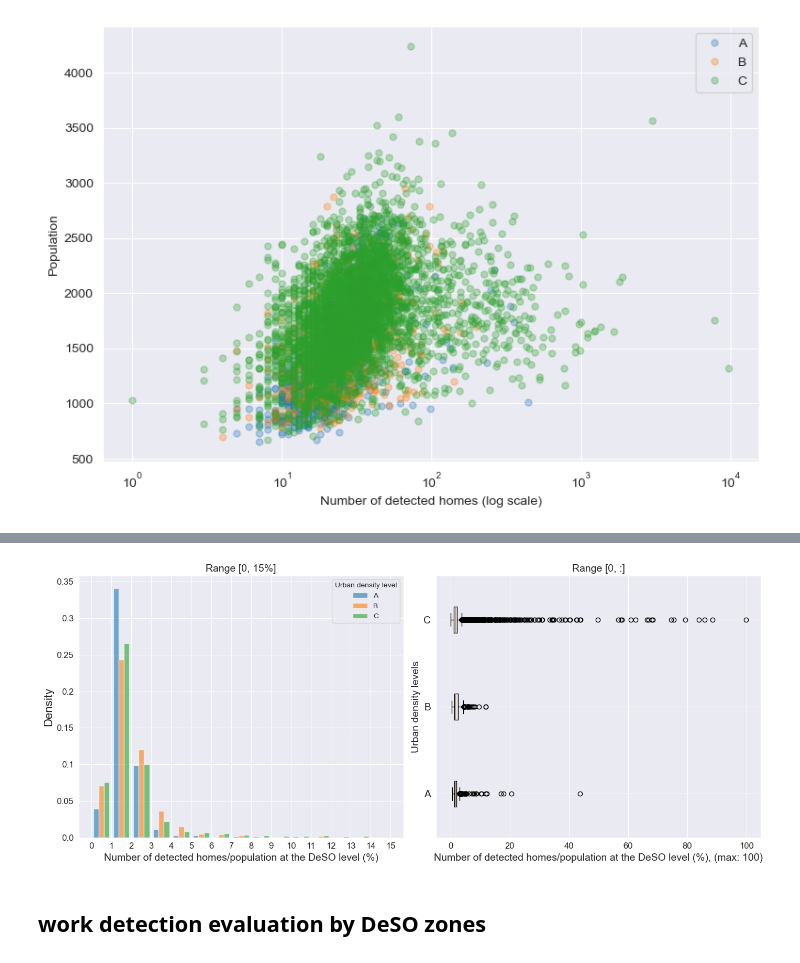
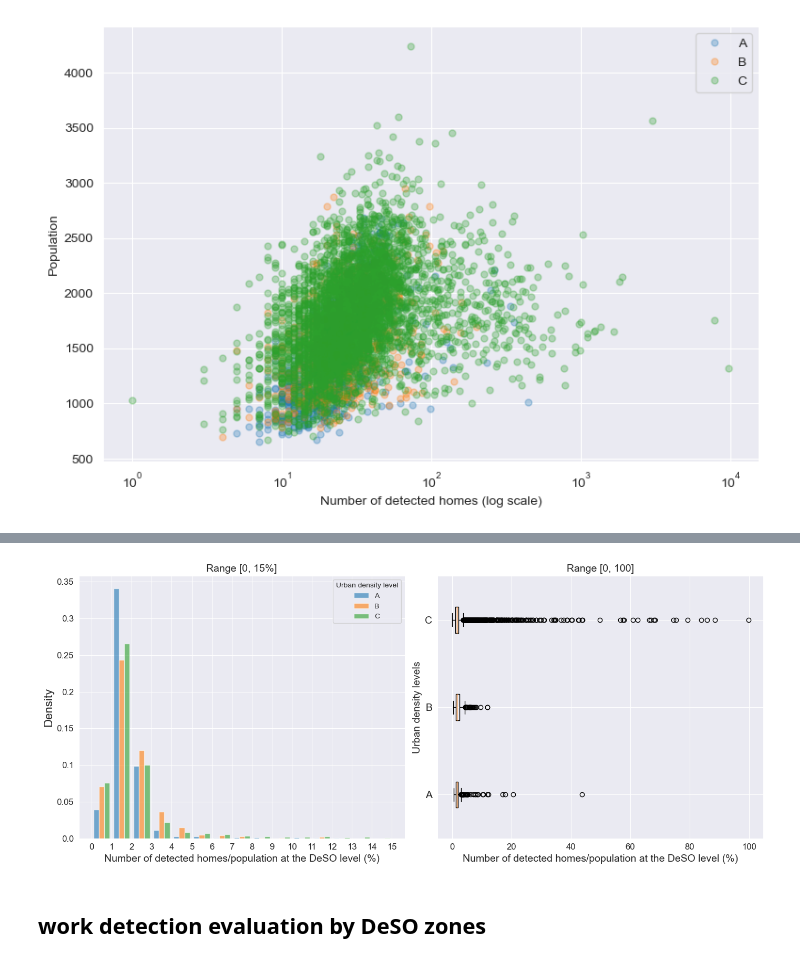
Before and after one commit to tozlucaglar/MAD4AG, a Jupyter notebook: src/3.3-Home-Work-School-evaluation.ipynb, the cells around one changed output, grey strips where cells are left out. Saved outputs shown, nothing was run; the diff lists cells and outputs as text; code cells hidden in the pictures.

```diff
--- a/src/3.3-Home-Work-School-evaluation.ipynb
+++ b/src/3.3-Home-Work-School-evaluation.ipynb
@@ -128,34 +144,34 @@ gdf_2_home_json = gdf_2_home[['Deso','geometry']].to_json()
 # %%
 fig, (ax0, ax1) = plt.subplots(nrows=1, ncols=2, figsize = (14, 6))
 
 all_data = [gdf_2_home['home/pop'][gdf_2_home.urban_density== i] for i in ['A','B','C']]
 
 ax0.hist(all_data, density=True, histtype='bar', label=['A','B','C'], alpha=0.6, bins=range(0,16,1))
 ax0.legend(title= 'Urban density level', prop={'size': 10}, fontsize=14)
 ax0.set_xlabel('Number of detected homes/population at the DeSO level (%)', fontsize=14)
 ax0.set_title('Range [0, 15%]', fontsize=14)
 #ax0.set_xticklabels(np.arange(-6, 31, step=6), fontsize=12)
 ax0.set_xticks(range(0,16,1),range(0,16,1), fontsize=12)
 ax0.set_yticklabels(np.round(np.arange(0, 0.5, step=0.05),2), fontsize=12)
 ax0.set_ylabel('Density', fontsize=16)
 
 
 ax1.boxplot(all_data, vert=False)
-ax1.set_title('Range [0, :]', fontsize=14)
+ax1.set_title('Range [0, 100]', fontsize=14)
 ax1.set_yticks([y + 1 for y in range(len(all_data))],
                   labels=['A', 'B', 'C'], fontsize=14)
 #ax1.set_xticks([1,2,3,4,5,6],labels=[range(0,101,20)], fontsize=14)
 
 ax1.set_xticklabels(range(-20,101,20), fontsize=12)
 ax1.set_ylabel('Urban density levels', fontsize=14)
-ax1.set_xlabel('Number of detected homes/population at the DeSO level (%), (max: 100)', fontsize=14)
+ax1.set_xlabel('Number of detected homes/population at the DeSO level (%)', fontsize=14)
 
 #fig.suptitle('Detected homes vs population', fontsize=14)
 
 fig.tight_layout()
 plt.savefig("./figures/deso_pop_vs_detected_house_histogram.png")
 # %% [output]
-[figure, old version]
+[figure, new version]
 # %%
 import folium
 
```
Also changed, not shown: parts of 4 cells of this notebook, 2 other files.
